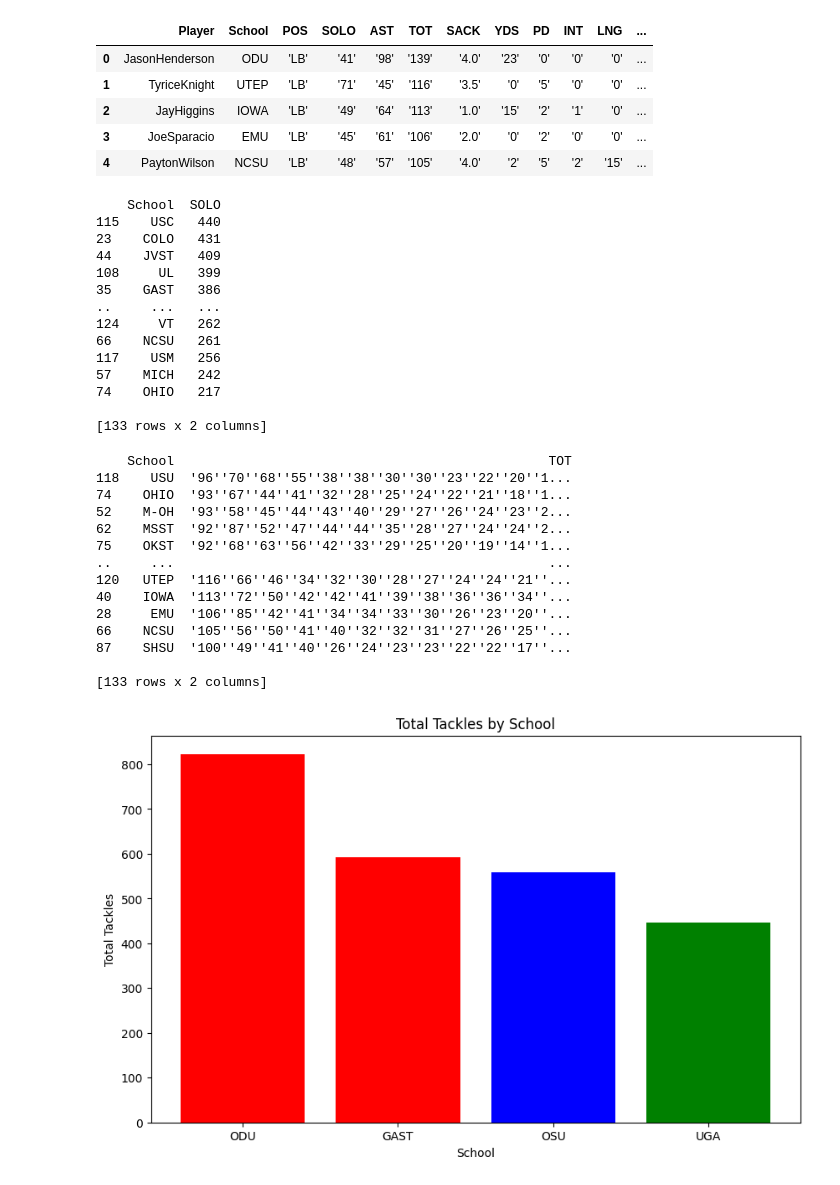
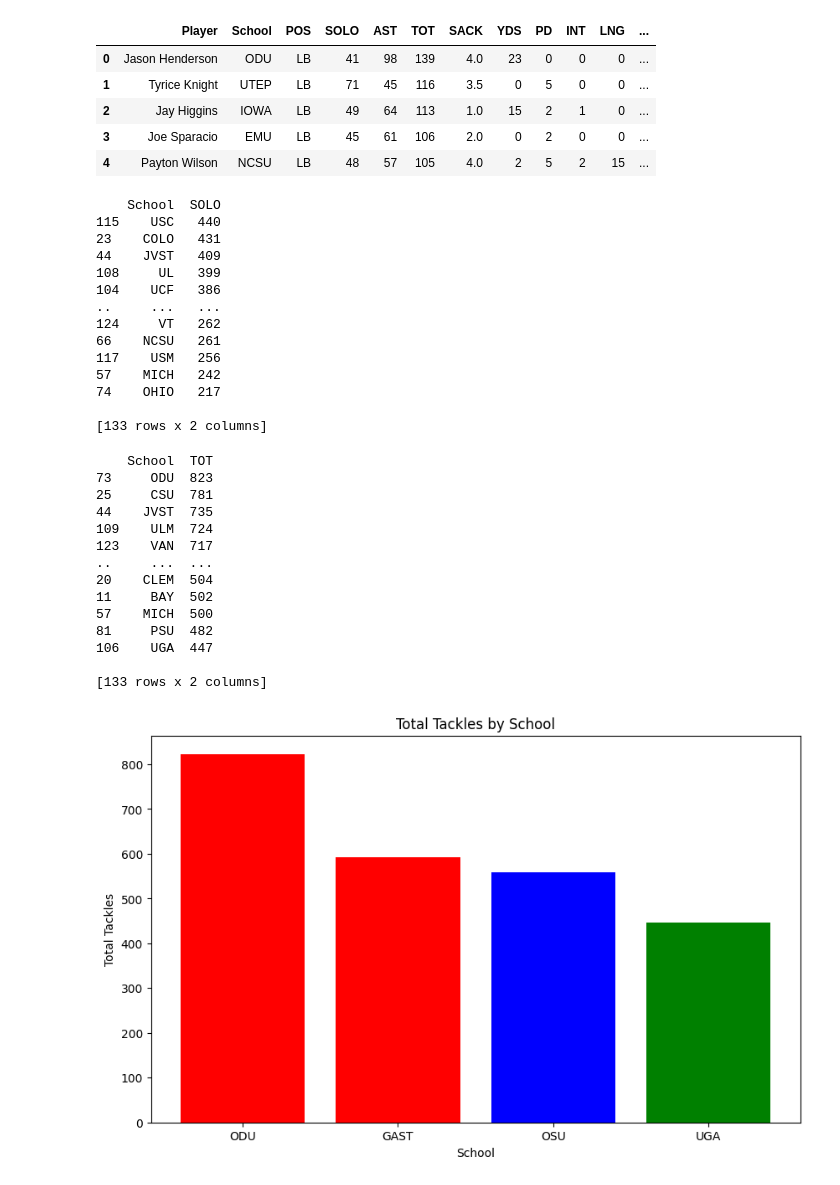
Before and after one commit to Kaireega/ESPN-WebScraping, a Jupyter notebook: ESPN.football.ipynb, the cells around one changed output. Saved outputs shown, nothing was run; the diff lists cells and outputs as text; code cells hidden in the pictures.

Commit message:
run data

```diff
--- a/ESPN.football.ipynb
+++ b/ESPN.football.ipynb
@@ -26,23 +26,22 @@ def get_college_football_week():
 # %%
 #read data with Pandas from CSV file
 
-titanic_df = pd.read_csv("data/defense.csv")
+NCAA_df = pd.read_csv("data/defense.csv")
 # %%
 #see a few data
-titanic_df.head()
+NCAA_df.head()
 # %% [output]
 |  | Player | School | POS | SOLO | AST | TOT | SACK | YDS | PD | INT | LNG | ... |
-| 0 | JasonHenderson | ODU | 'LB' | '41' | '98' | '139' | '4.0' | '23' | '0' | '0' | '0' | ... |
-| 1 | TyriceKnight | UTEP | 'LB' | '71' | '45' | '116' | '3.5' | '0' | '5' | '0' | '0' | ... |
-| 2 | JayHiggins | IOWA | 'LB' | '49' | '64' | '113' | '1.0' | '15' | '2' | '1' | '0' | ... |
-| 3 | JoeSparacio | EMU | 'LB' | '45' | '61' | '106' | '2.0' | '0' | '2' | '0' | '0' | ... |
-| 4 | PaytonWilson | NCSU | 'LB' | '48' | '57' | '105' | '4.0' | '2' | '5' | '2' | '15' | ... |
+| 0 | Jason Henderson | ODU | LB | 41 | 98 | 139 | 4.0 | 23 | 0 | 0 | 0 | ... |
+| 1 | Tyrice Knight | UTEP | LB | 71 | 45 | 116 | 3.5 | 0 | 5 | 0 | 0 | ... |
+| 2 | Jay Higgins | IOWA | LB | 49 | 64 | 113 | 1.0 | 15 | 2 | 1 | 0 | ... |
+| 3 | Joe Sparacio | EMU | LB | 45 | 61 | 106 | 2.0 | 0 | 2 | 0 | 0 | ... |
+| 4 | Payton Wilson | NCSU | LB | 48 | 57 | 105 | 4.0 | 2 | 5 | 2 | 15 | ... |
 # %%
-# Remove single quotes from the 'SOLO' column and convert to integers
-titanic_df['SOLO'] = titanic_df['SOLO'].str.replace("'", "").astype(int)
+
 
 # Group the data by 'School' and sum the 'SOLO' column for each group
-school_solo_totals = titanic_df.groupby('School')['SOLO'].sum().reset_index()
+school_solo_totals = NCAA_df.groupby('School')['SOLO'].sum().reset_index()
 
 # Sort the result in descending order by the 'SOLO' column
 school_solo_totals = school_solo_totals.sort_values(by='SOLO', ascending=False)
@@ -55,7 +54,7 @@ print(school_solo_totals)
 23    COLO   431
 44    JVST   409
 108     UL   399
-35    GAST   386
+104    UCF   386
 ..     ...   ...
 124     VT   262
 66    NCSU   261
@@ -66,7 +65,7 @@ print(school_solo_totals)
 [133 rows x 2 columns]
 # %%
 # Group the data by 'School' and sum the 'TOT' column for each group
-school_tot_totals = titanic_df.groupby('School')['TOT'].sum().reset_index()
+school_tot_totals = NCAA_df.groupby('School')['TOT'].sum().reset_index()
 
 # Sort the result in descending order by the 'TOT' column
 school_tot_totals = school_tot_totals.sort_values(by='TOT', ascending=False)
@@ -74,18 +73,18 @@ school_tot_totals = school_tot_totals.sort_values(by='TOT', ascending=False)
 # Display the total number of tackles by school (from most to least)
 print(school_tot_totals)
 # %% [output]
-    School                                                TOT
-118    USU  '96''70''68''55''38''38''30''30''23''22''20''1...
-74    OHIO  '93''67''44''41''32''28''25''24''22''21''18''1...
-52    M-OH  '93''58''45''44''43''40''29''27''26''24''23''2...
-62    MSST  '92''87''52''47''44''44''35''28''27''24''24''2...
-75    OKST  '92''68''63''56''42''33''29''25''20''19''14''1...
-..     ...                                                ...
-120   UTEP  '116''66''46''34''32''30''28''27''24''24''21''...
-40    IOWA  '113''72''50''42''42''41''39''38''36''36''34''...
-28     EMU  '106''85''42''41''34''34''33''30''26''23''20''...
-66    NCSU  '105''56''50''41''40''32''32''31''27''26''25''...
-87    SHSU  '100''49''41''40''26''24''23''23''22''22''17''...
+    School  TOT
+73     ODU  823
+25     CSU  781
+44    JVST  735
+109    ULM  724
+123    VAN  717
+..     ...  ...
+20    CLEM  504
+11     BAY  502
+57    MICH  500
+81     PSU  482
+106    UGA  447
 
 [133 rows x 2 columns]
 # %%
```
Also changed, not shown: parts of 5 cells of this notebook.
